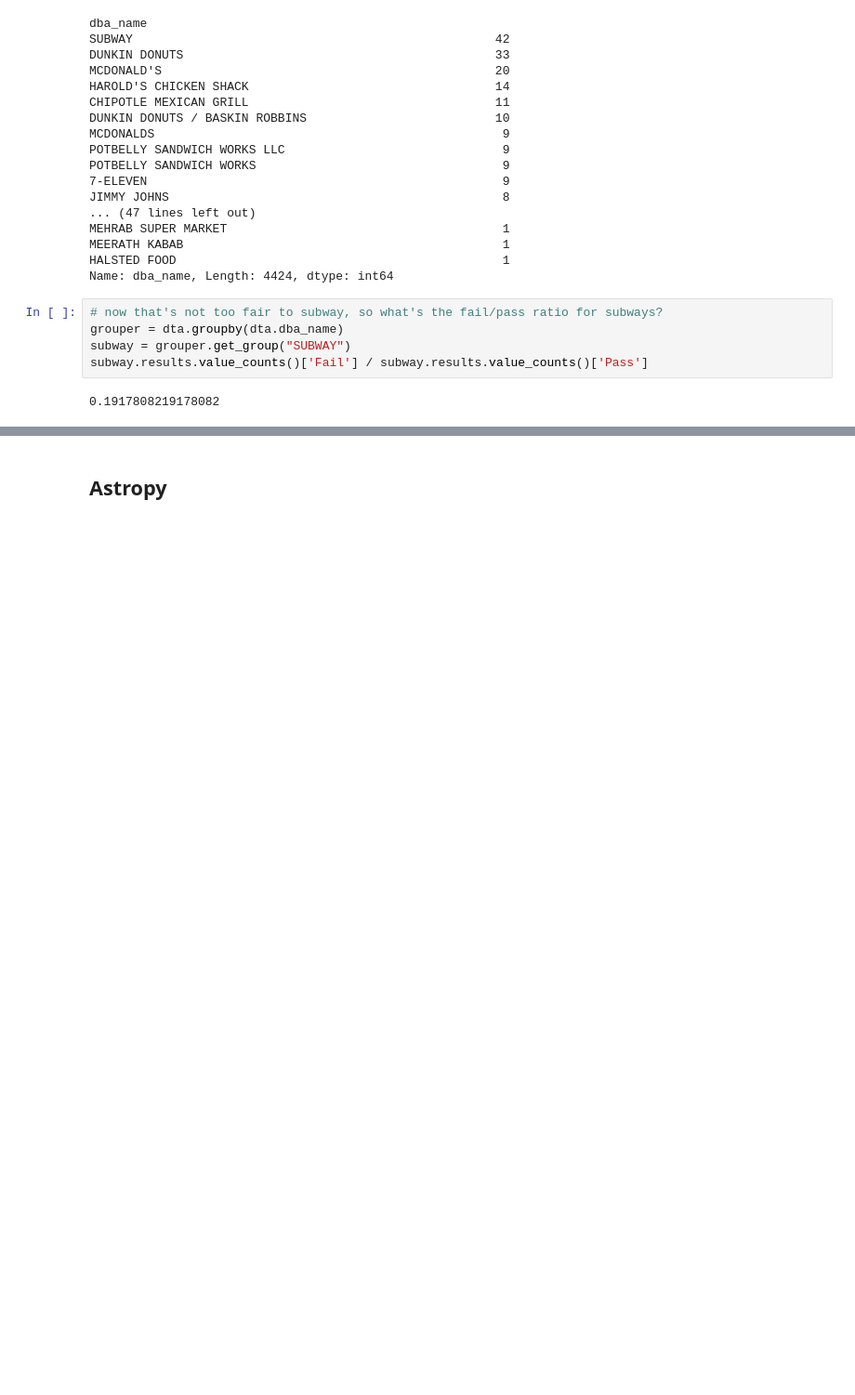
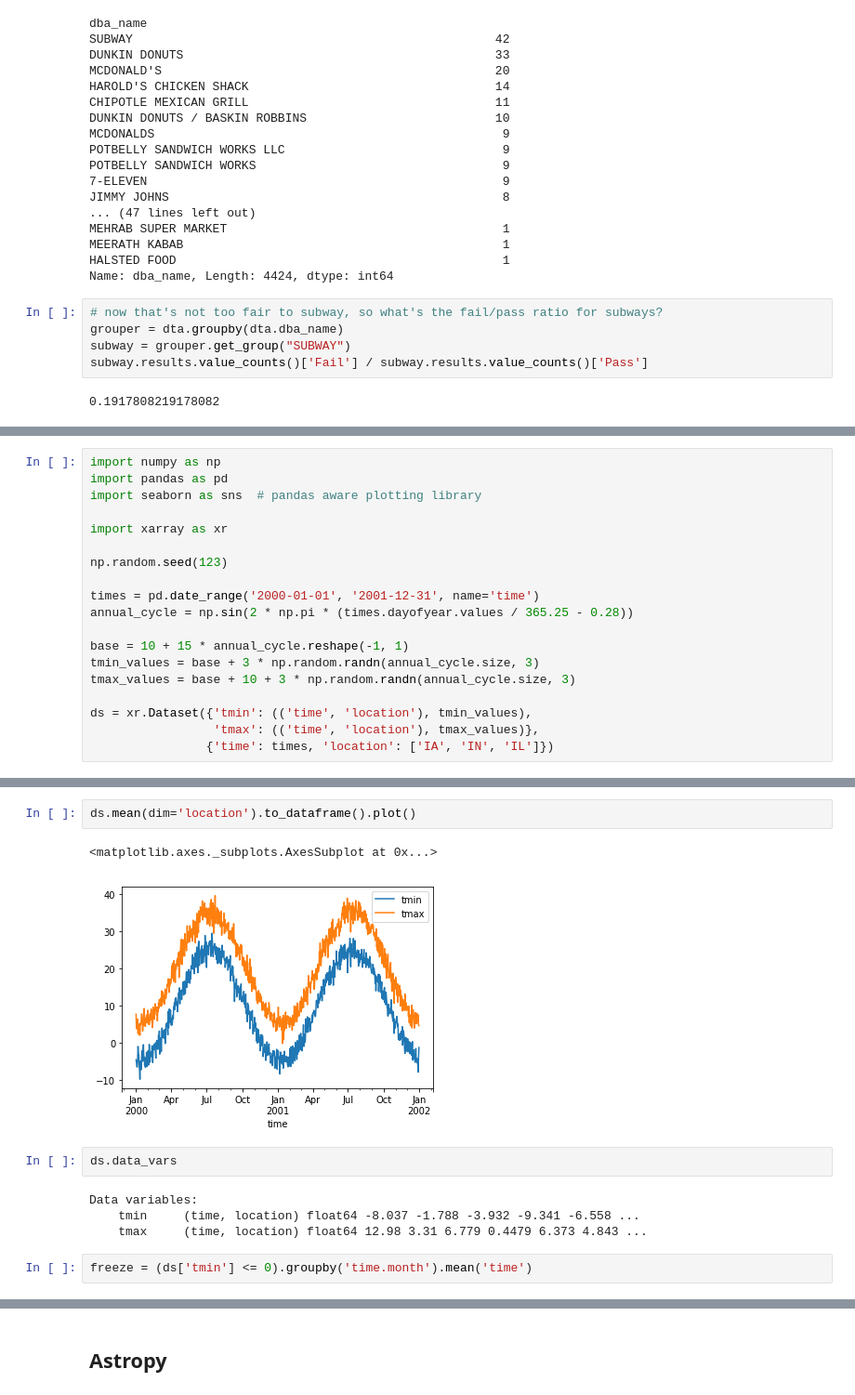
Before and after one commit to pmargani/pycon2018, a Jupyter notebook: Revisiting Python Data Analysis.ipynb, the cells around one changed output, grey strips where cells are left out. Shown at 93% size. Cells and saved outputs as stored; diff of their text form; blank space fills up the shorter version.

Commit message:
Updated the Dask and Xarray parts

```diff
--- a/Revisiting Python Data Analysis.ipynb
+++ b/Revisiting Python Data Analysis.ipynb
@@ -380,0 +381,19 @@ subway.results.value_counts()['Fail'] / subway.results.value_counts()['Pass']
+# %%
+import numpy as np
+import pandas as pd
+import seaborn as sns  # pandas aware plotting library
+
+import xarray as xr
+
+np.random.seed(123)
+
+times = pd.date_range('2000-01-01', '2001-12-31', name='time')
+annual_cycle = np.sin(2 * np.pi * (times.dayofyear.values / 365.25 - 0.28))
+
+base = 10 + 15 * annual_cycle.reshape(-1, 1)
+tmin_values = base + 3 * np.random.randn(annual_cycle.size, 3)
+tmax_values = base + 10 + 3 * np.random.randn(annual_cycle.size, 3)
+
+ds = xr.Dataset({'tmin': (('time', 'location'), tmin_values),
+                 'tmax': (('time', 'location'), tmax_values)},
+                {'time': times, 'location': ['IA', 'IN', 'IL']})
@@ -380,0 +410,13 @@ subway.results.value_counts()['Fail'] / subway.results.value_counts()['Pass']
+# %%
+ds.mean(dim='location').to_dataframe().plot()
+# %% [output]
+<matplotlib.axes._subplots.AxesSubplot at 0x...>
+[figure, added]
+# %%
+ds.data_vars
+# %% [output]
+Data variables:
+    tmin     (time, location) float64 -8.037 -1.788 -3.932 -9.341 -6.558 ...
+    tmax     (time, location) float64 12.98 3.31 6.779 0.4479 6.373 4.843 ...
+# %%
+freeze = (ds['tmin'] <= 0).groupby('time.month').mean('time')
```
Also changed, not shown: parts of 45 cells of this notebook.
